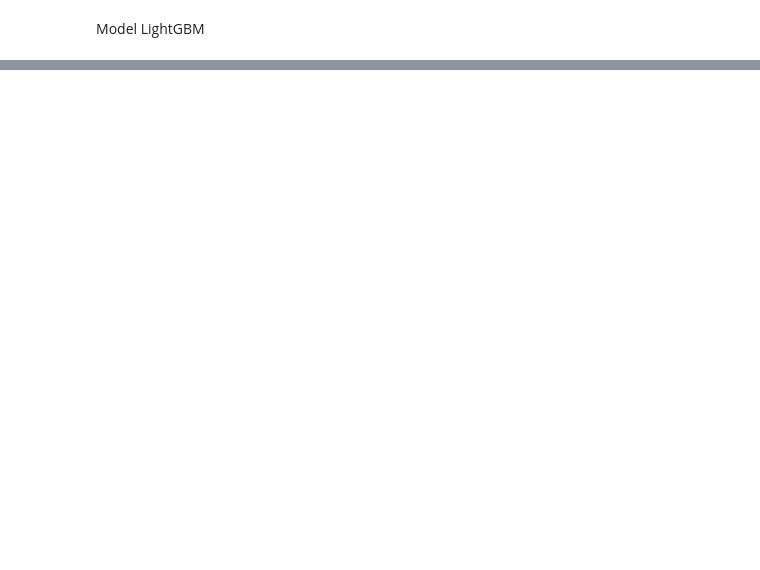
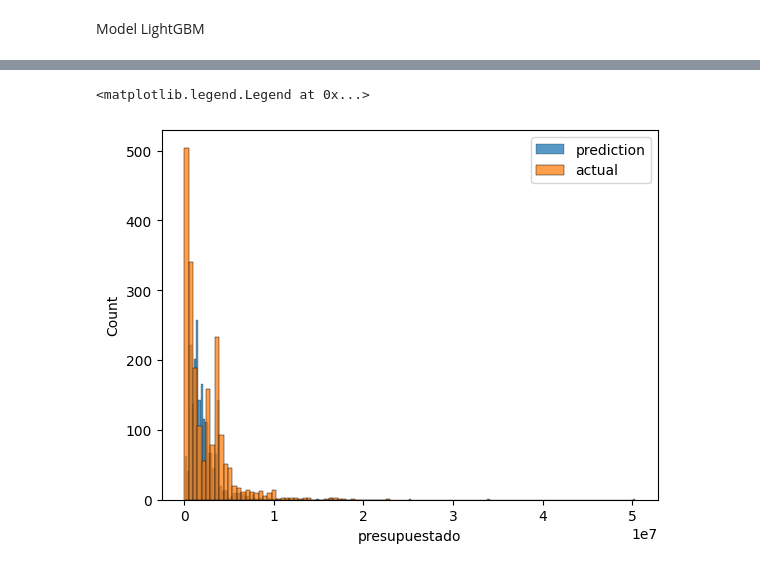
Before and after one commit to jesusoviedo/paraguay-public-servant-salary-calculato, a Jupyter notebook: data/analysis/data_set_analysis.ipynb, the cells around one changed output, grey strips where cells are left out. Saved outputs shown, nothing was run; the diff lists cells and outputs as text; code cells hidden in the pictures; blank space fills up the shorter version.

```diff
--- a/data/analysis/data_set_analysis.ipynb
+++ b/data/analysis/data_set_analysis.ipynb
@@ -545,5 +536,8 @@ rmse 1666357.7253863777
 # %%
-sns.histplot(y_pred, label='prediction')
-sns.histplot(y_train, label='actual')
+sns.histplot(y_pred[:2000,], label='prediction')
+sns.histplot(y_train[:2000,], label='actual')
 
 plt.legend()
+# %% [output]
+<matplotlib.legend.Legend at 0x...>
+[figure, added]
```
Also changed, not shown: parts of 32 cells of this notebook.
